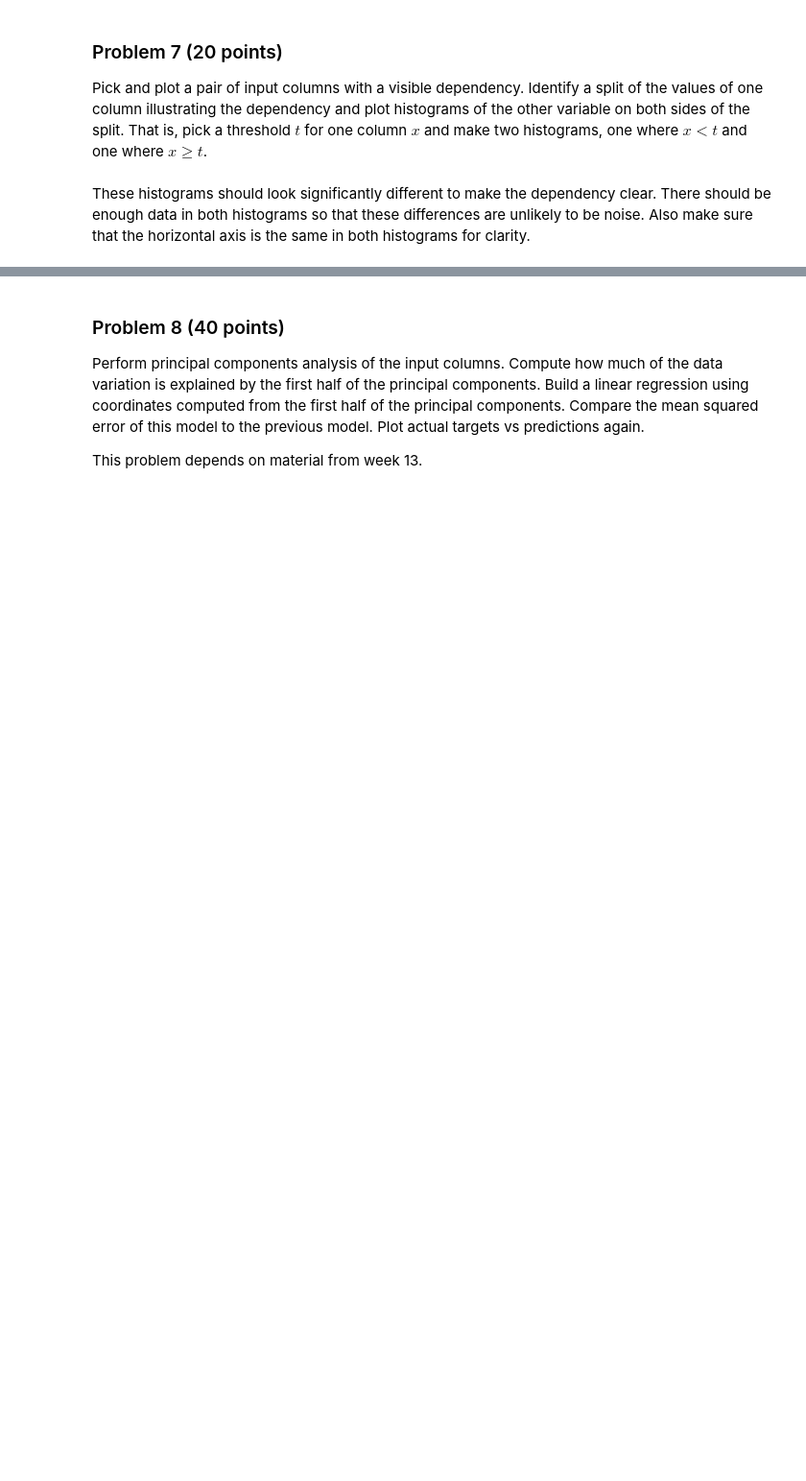
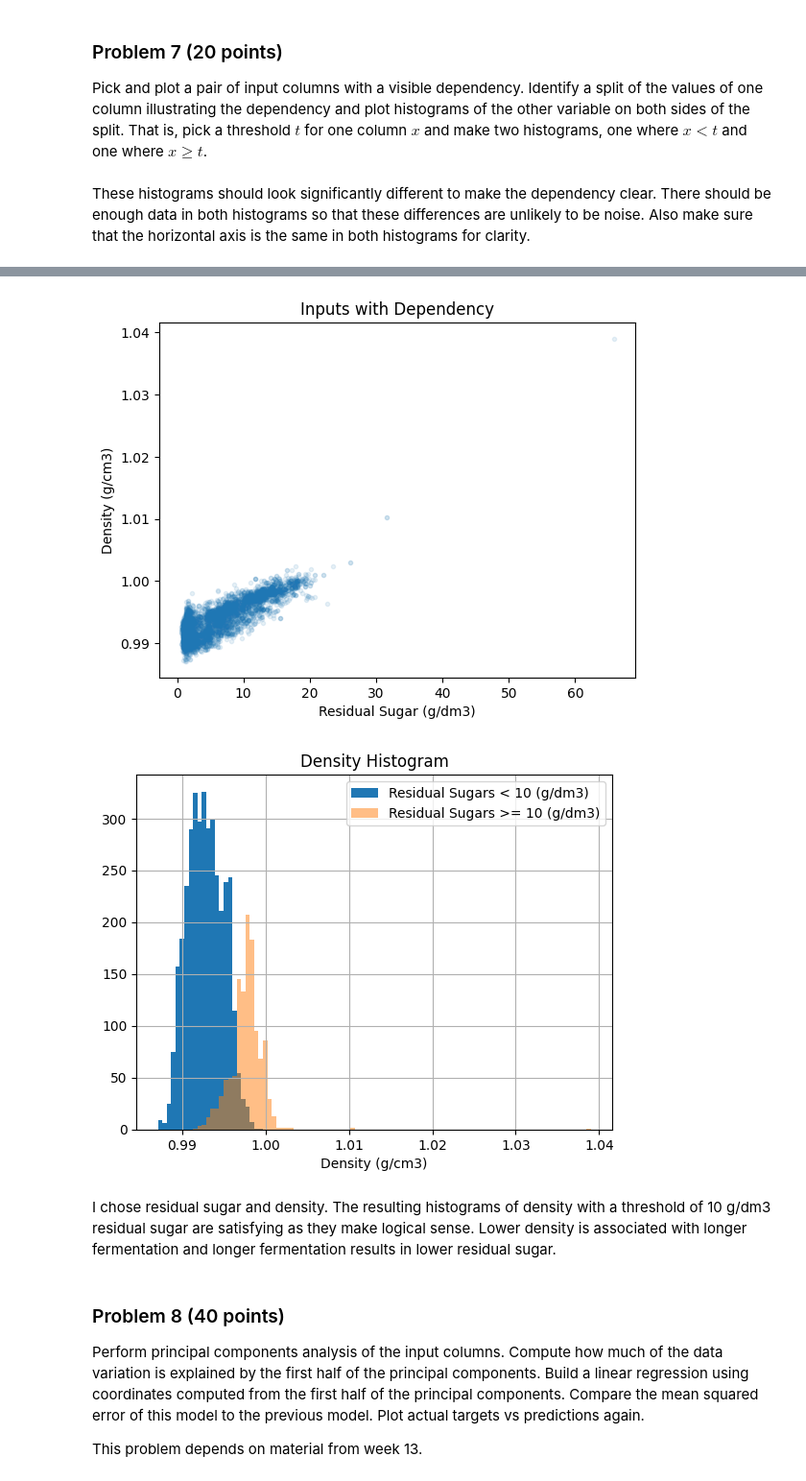
Before and after one commit to jldeleo/dx601-final-project, a Jupyter notebook: project.ipynb, the cells around one changed output, grey strips where cells are left out. Shown at 96% size. Cells and saved outputs as stored; diff of their text form; code cells hidden in the pictures; blank space fills up the shorter version.

```diff
--- a/project.ipynb
+++ b/project.ipynb
@@ -251,3 +338,24 @@ YOUR ANSWERS HERE
+# %%
+_=plt.plot(features['residual sugar'],features['density'],'.',alpha=0.1)
+plt.xlabel('Residual Sugar (g/dm3)')
+plt.ylabel('Density (g/cm3)')
+plt.title('Inputs with Dependency')
+
+plt.figure()
+resSugSplitThresh=10
+custbins=np.linspace(features['density'].min(),features['density'].max(),100)
+features.query(" `residual sugar` < @resSugSplitThresh")['density'].hist(bins=custbins)
+features.query(" `residual sugar` >= @resSugSplitThresh")['density'].hist(bins=custbins,alpha=0.5)
+plt.xlabel('Density (g/cm3)')
+plt.title('Density Histogram')
+_=plt.legend([f'Residual Sugars < {resSugSplitThresh} (g/dm3)',f'Residual Sugars >= {resSugSplitThresh} (g/dm3)'])
+# plt.hist(densLowSug)
+# plt.hist(densHighSug)
+# %% [output]
+[figure, added]
+[figure, added]
+# %% [markdown]
+I chose residual sugar and density. The resulting histograms of density with a threshold of 10 g/dm3 residual sugar are satisfying as they make logical sense. Lower density is associated with longer fermentation and longer fermentation results in lower residual sugar.
 # %% [markdown]
 ### Problem 8 (40 points)
 
```
Also changed, not shown: parts of 34 cells of this notebook.
